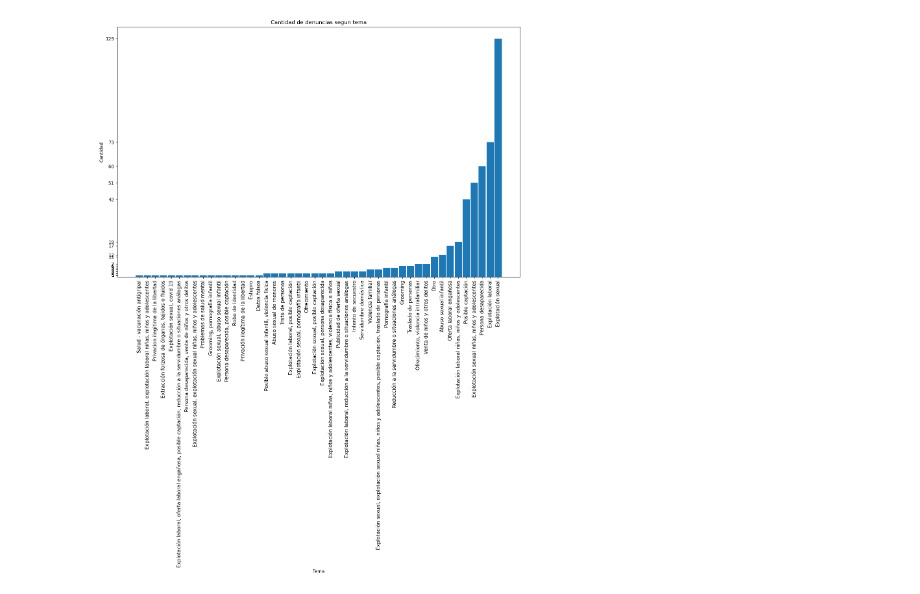
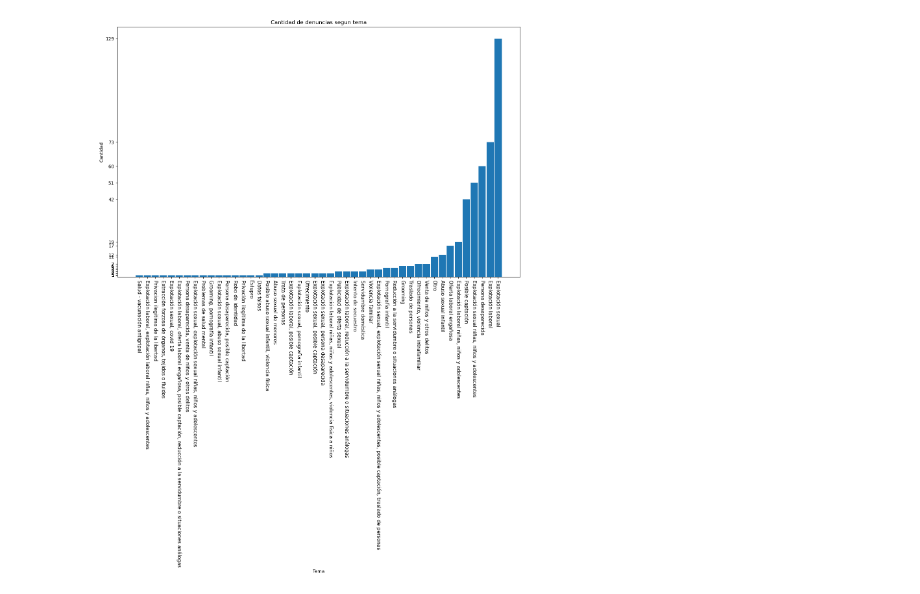
Before and after one commit to Magali-Cristobo/Taller-soporte-informatico, a Jupyter notebook: proyectoAnaconda/notebooks/tpIntegrador.ipynb, the cells around one changed output. Cells and saved outputs as stored; diff of their text form; code cells hidden in the pictures.

Commit message:
seguimos con el resto de los graficos

```diff
--- a/proyectoAnaconda/notebooks/tpIntegrador.ipynb
+++ b/proyectoAnaconda/notebooks/tpIntegrador.ipynb
@@ -17,42 +17,110 @@ def arreglarNulos(valor):
         return "No especifica"
     return valor
 
+def arreglarNacionalidad(valor):
+    if str(valor) == "Otro" or str(valor)== "Sin descripcion":
+        return "No especifica"
+    return valor
+
+def acusadoPorGenero(valor):
+    dicc = {"Hombre": 0, "Mujer": 0, "Transexual": 0} # cambiar esto para q no este hardcodeado
+    # dicc = {}
+    for i, v in valor["referido_tipo"].items():
+        if str(valor["referido_tipo"][i]) == "Acusado":
+            dicc[valor["genero"][i]] += 1
+    return dicc
+
 def arreglarNumeros(valor):
     if str(valor)!= "nan":
-        # print(int(valor), " ",valor)
         return int(valor)
     return valor
-    # print(type(valor))
-    # if str(valor) == "nan":
-    #     print("entre")
-    #     return "No especifica"
-    # return valor
 
 
 data = pd.read_csv("../data/denuncias-trata.csv", sep=',', skipinitialspace=True, engine='python')
 data["discapacidad"]= data["discapacidad"].apply(arreglarDiscapacidad)
 data["edad_aparente"]= data["edad_aparente"].apply(arreglarNumeros).apply(arreglarNulos)
 data["provincia_indec_id"]= data["provincia_indec_id"].apply(arreglarNulos)
 data["provincia"] = data["provincia"].apply(arreglarNulos)
 data["localidad"] = data["localidad"].apply(arreglarNulos)
+data["nacionalidad"] = data["nacionalidad"].apply(arreglarNacionalidad)
 data = data.dropna()
 data.to_csv('../data/denuncias-trata-nuevo.csv')
 
 
 # Primer grafico - Cantidad x tema
 
 x_values = data['subtema'].value_counts().index.tolist()
 y_values = data['subtema'].value_counts().tolist()
 x_values= np.flip(x_values)
 y_values.reverse()
 plt1.figure(figsize=(16,10))
 plt1.bar(x_values,y_values, width=0.9)
 plt1.xticks(x_values,fontsize=11)
 plt1.yticks(y_values)
 plt1.title('Cantidad de denuncias segun tema')
 plt1.xlabel('Tema')
 plt1.ylabel('Cantidad')
-plt1.xticks(rotation=90)
+plt1.xticks(rotation=270)
 plt1.show()
+
+# Segundo grafico - Proporcion por genero
+
+labels = 'Hombre', 'Mujer',  'Transexual'
+sizes = [174, 325, 5] # ver de contarlo
+explode = (0, 0, 0)
+fig1, ax1 = plt3.subplots(figsize=(16, 10))
+ax1.pie(sizes, labels=labels, explode=explode, autopct='%1.1f%%',startangle=90, pctdistance=0.7)
+ax1.axis('equal')
+plt2.title('Denuncias por género')
+plt2.show()
+
+# Tercer grafico - Proporcion por genero
+x_values = data['genero'].value_counts().index.tolist()
+y_values = data['genero'].value_counts().tolist()
+x_values= np.flip(x_values)
+y_values.reverse()
+plt3.figure(figsize=(16,10))
+plt3.bar(x_values,y_values, width=0.9)
+plt3.xticks(x_values,fontsize=11)
+plt3.yticks(y_values)
+plt3.title('Cantidad de denuncias segun genero')
+plt3.xlabel('Genero')
+plt3.ylabel('Cantidad')
+plt3.show()
+
+# Cuarto grafico - Cantidad por nacionalidad
+
+x_values = data['nacionalidad'].value_counts().index.tolist()
+y_values = data['nacionalidad'].value_counts().tolist()
+x_values= np.flip(x_values)
+y_values.reverse()
+plt4.figure(figsize=(16,10))
+plt4.bar(x_values,y_values, width=0.9)
+plt4.xticks(x_values,fontsize=11)
+plt4.yticks(y_values)
+plt4.title('Cantidad de denuncias segun nacionalidad')
+plt4.xlabel('Nacionalidad')
+plt4.ylabel('Cantidad')
+plt4.xticks(rotation=90)
+plt4.show()
+
+
+# Quinto grafico - Acusados por genero
+data = (acusadoPorGenero(data))
+y_values = []
+x_values = []
+for i in data.keys():
+    y_values.append(data[i])
+    x_values.append(i)
+x_values= np.flip(x_values)
+y_values.reverse()
+plt5.figure(figsize=(16,10))
+plt5.bar(x_values,y_values, width=0.9)
+plt5.xticks(x_values,fontsize=11)
+plt5.yticks(y_values)
+plt5.title('Cantidad de acusados segun genero')
+plt5.xlabel('Generos')
+plt5.ylabel('Cantidad')
+plt5.show()
 # %% [output]
-[figure, old version]
+[figure, new version]
```
Also changed, not shown: parts of 1 cell of this notebook, 1 other file.
